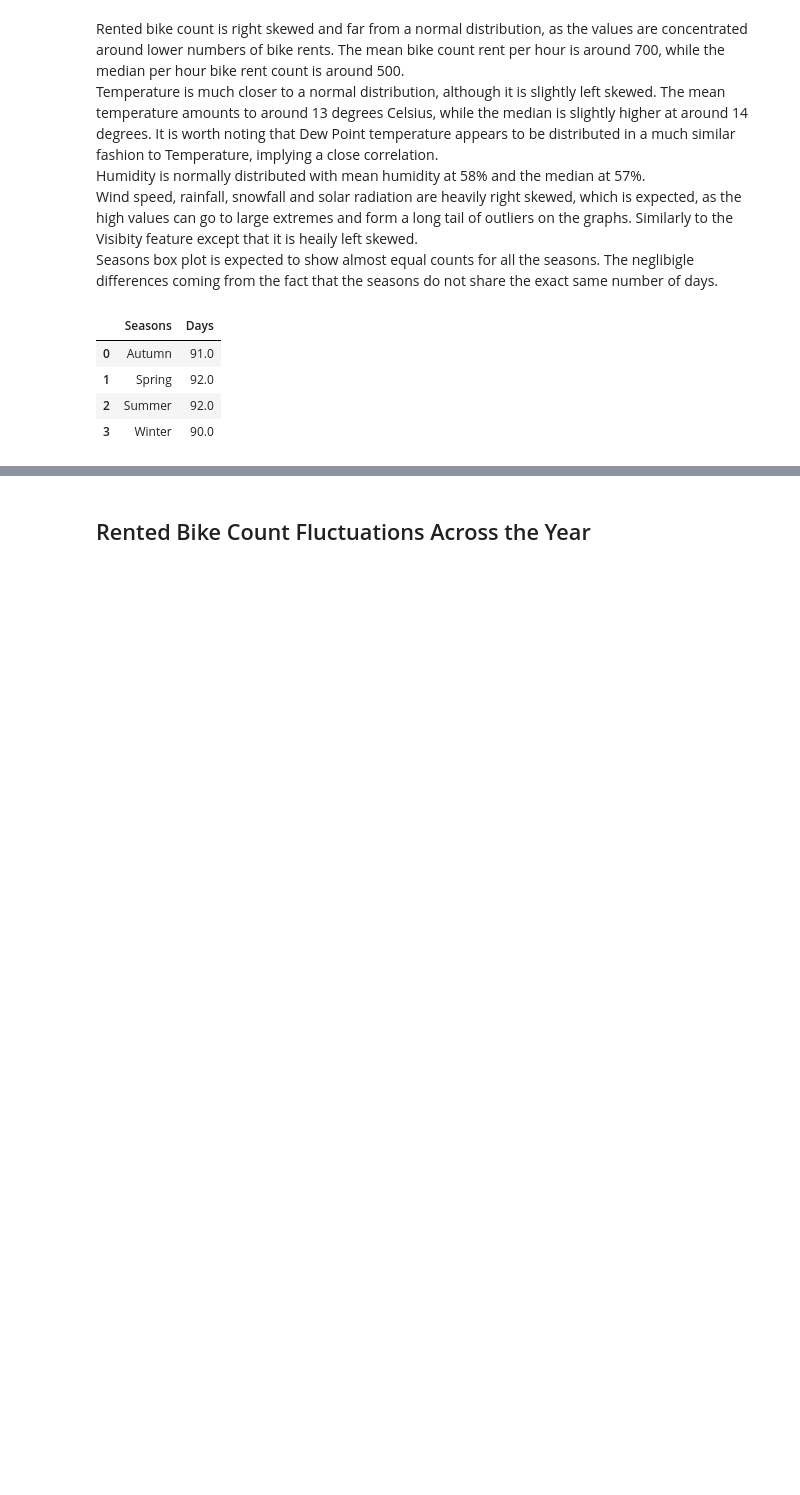
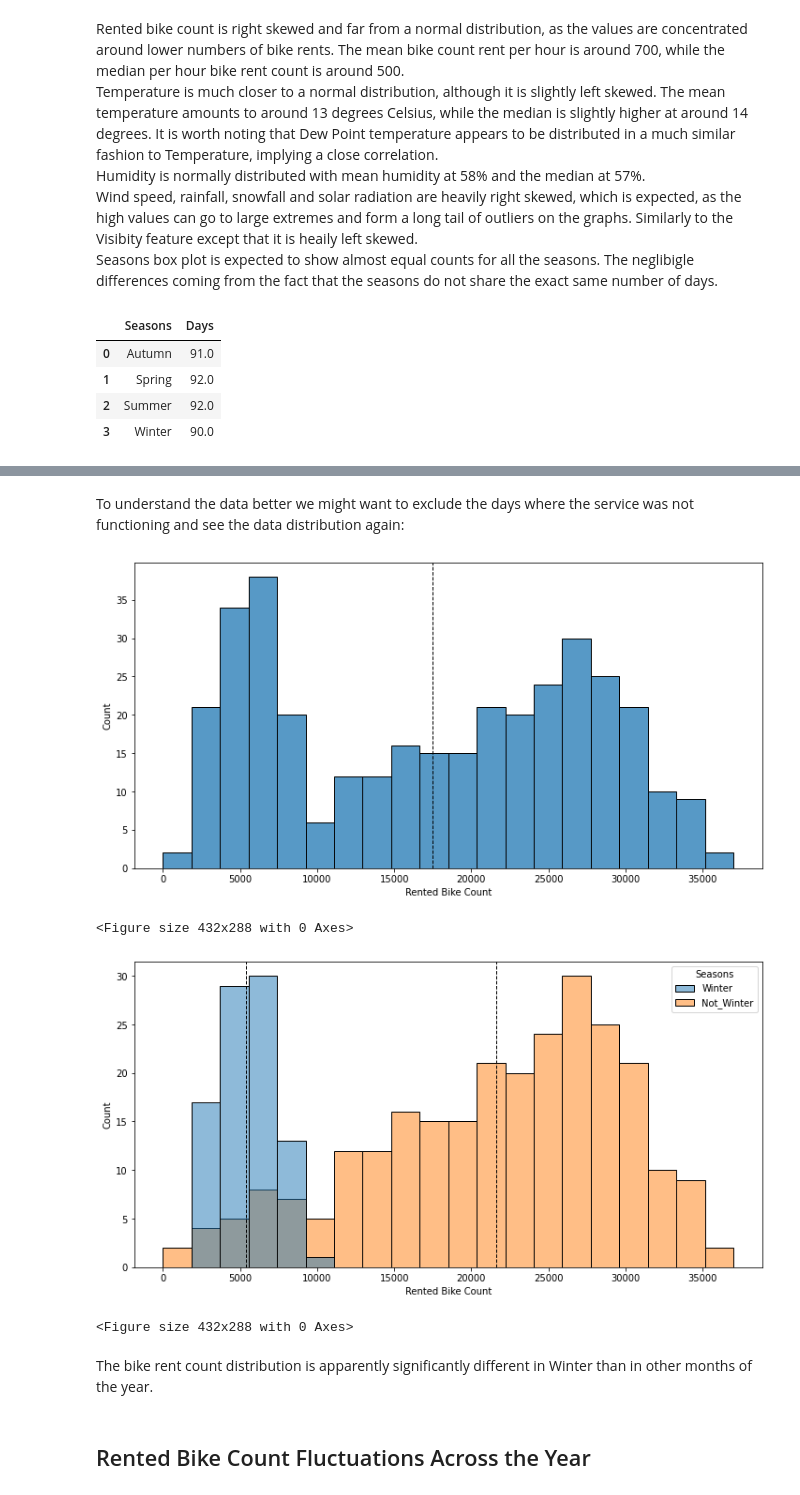
Before and after one commit to R0go/Bikes, a Jupyter notebook: Bikes_project.ipynb, the cells around one changed output, grey strips where cells are left out. Cells and saved outputs as stored; diff of their text form; code cells hidden in the pictures; blank space fills up the shorter version.

```diff
--- a/Bikes_project.ipynb
+++ b/Bikes_project.ipynb
@@ -253,3 +243,30 @@ plt.clf()
+# %% [markdown]
+To understand the data better we might want to exclude the days where the service was not functioning and see the data distribution again:
+# %%
+bikes_df_only_functioning = bikes_df[bikes_df['Functioning Day'] == True]
+rent_day_group_only_functioning = bikes_df_only_functioning[['Date', 'Rented Bike Count']].groupby(['Date']).sum()
+plt.figure(figsize=(12,6))
+sns.histplot(data=rent_day_group_only_functioning, x='Rented Bike Count',bins=20,binrange=(0,37000))
+plt.axvline(rent_day_group_only_functioning['Rented Bike Count'].mean(), color='k', linestyle='dashed', linewidth=1)
+plt.show()
+plt.clf()
+rent_season_group_only_functioning = bikes_df_only_functioning[['Date', 'Seasons','Rented Bike Count']].groupby(['Date', 'Seasons']).sum()
+rent_2season_group_only_functioning = pd.DataFrame(rent_season_group_only_functioning.reset_index())
+rent_2season_group_only_functioning.loc[rent_2season_group_only_functioning['Seasons'] != 'Winter', 'Seasons'] = 'Not_Winter'
+plt.figure(figsize=(12,6))
+sns.histplot(data=rent_2season_group_only_functioning, x='Rented Bike Count', hue='Seasons',bins=20,binrange=(0,37000))
+plt.axvline(rent_2season_group_only_functioning[rent_2season_group_only_functioning['Seasons'] == 'Winter']['Rented Bike Count'].mean(), color='k', linestyle='dashed', linewidth=1)
+plt.axvline(rent_2season_group_only_functioning[rent_2season_group_only_functioning['Seasons'] == 'Not_Winter']['Rented Bike Count'].mean(), color='k', linestyle='dashed', linewidth=1)
+
+plt.show()
+plt.clf()
+# %% [output]
+[figure, added]
+<Figure size 432x288 with 0 Axes>
+[figure, added]
+<Figure size 432x288 with 0 Axes>
+# %% [markdown]
+The bike rent count distribution is apparently significantly different in Winter than in other months of the year.
 # %% [markdown]
 ## Rented Bike Count Fluctuations Across the Year
 # %% [markdown]
```
Also changed, not shown: parts of 14 cells of this notebook.
